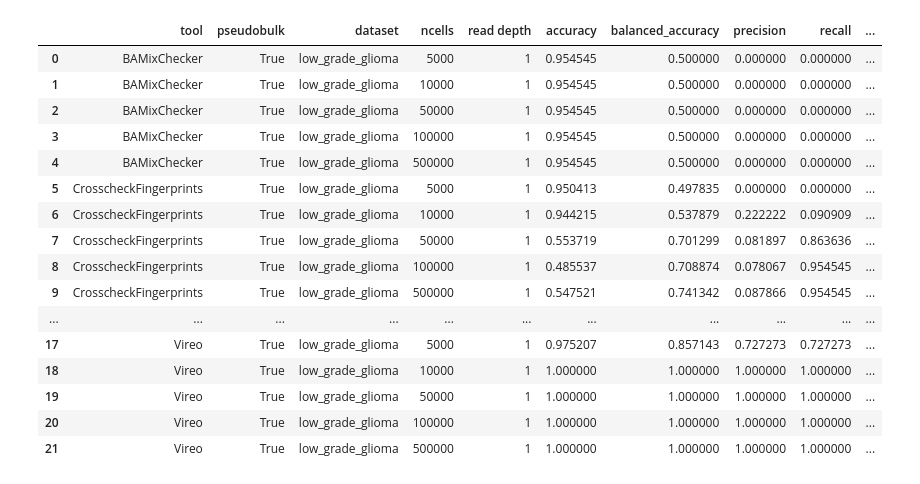
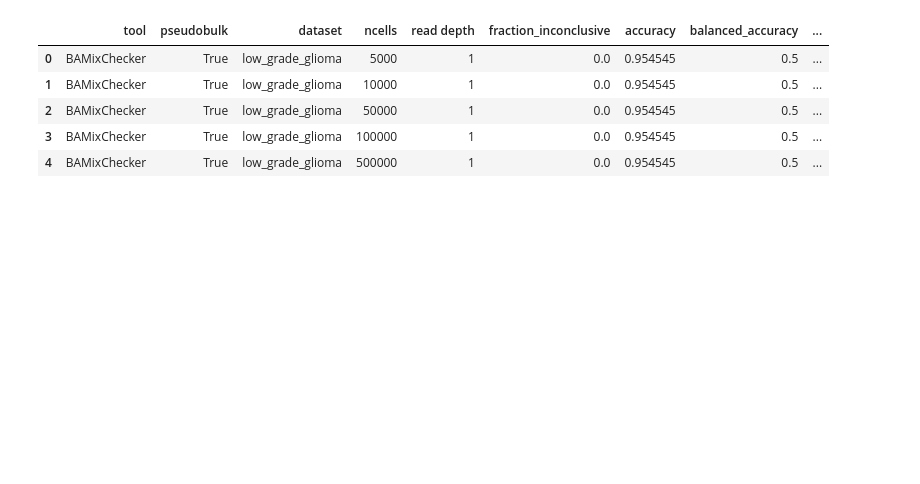
Before and after one commit to emma2207/hgsoc-reconstruction, a Jupyter notebook: sample_id_matching/scripts/experiment/accuracy_results.ipynb, the cells around one changed output. Drawn from its saved outputs; the diff is of its cells as text; code cells hidden in the pictures; blank space fills up the shorter version.

```diff
--- a/sample_id_matching/scripts/experiment/accuracy_results.ipynb
+++ b/sample_id_matching/scripts/experiment/accuracy_results.ipynb
@@ -103,20 +67,9 @@ Vireo low_grade_glioma 500000 1
-# %%
-test
-# %% [output]
-|  | tool | pseudobulk | dataset | ncells | read depth | accuracy | balanced_accuracy | precision | recall | ... |
-| 0 | BAMixChecker | True | low_grade_glioma | 5000 | 1 | 0.954545 | 0.500000 | 0.000000 | 0.000000 | ... |
-| 1 | BAMixChecker | True | low_grade_glioma | 10000 | 1 | 0.954545 | 0.500000 | 0.000000 | 0.000000 | ... |
-| 2 | BAMixChecker | True | low_grade_glioma | 50000 | 1 | 0.954545 | 0.500000 | 0.000000 | 0.000000 | ... |
-| 3 | BAMixChecker | True | low_grade_glioma | 100000 | 1 | 0.954545 | 0.500000 | 0.000000 | 0.000000 | ... |
-| 4 | BAMixChecker | True | low_grade_glioma | 500000 | 1 | 0.954545 | 0.500000 | 0.000000 | 0.000000 | ... |
-| 5 | CrosscheckFingerprints | True | low_grade_glioma | 5000 | 1 | 0.950413 | 0.497835 | 0.000000 | 0.000000 | ... |
-| 6 | CrosscheckFingerprints | True | low_grade_glioma | 10000 | 1 | 0.944215 | 0.537879 | 0.222222 | 0.090909 | ... |
-| 7 | CrosscheckFingerprints | True | low_grade_glioma | 50000 | 1 | 0.553719 | 0.701299 | 0.081897 | 0.863636 | ... |
-| 8 | CrosscheckFingerprints | True | low_grade_glioma | 100000 | 1 | 0.485537 | 0.708874 | 0.078067 | 0.954545 | ... |
-| 9 | CrosscheckFingerprints | True | low_grade_glioma | 500000 | 1 | 0.547521 | 0.741342 | 0.087866 | 0.954545 | ... |
-| ... | ... | ... | ... | ... | ... | ... | ... | ... | ... | ... |
-| 17 | Vireo | True | low_grade_glioma | 5000 | 1 | 0.975207 | 0.857143 | 0.727273 | 0.727273 | ... |
-| 18 | Vireo | True | low_grade_glioma | 10000 | 1 | 1.000000 | 1.000000 | 1.000000 | 1.000000 | ... |
-| 19 | Vireo | True | low_grade_glioma | 50000 | 1 | 1.000000 | 1.000000 | 1.000000 | 1.000000 | ... |
-| 20 | Vireo | True | low_grade_glioma | 100000 | 1 | 1.000000 | 1.000000 | 1.000000 | 1.000000 | ... |
-| 21 | Vireo | True | low_grade_glioma | 500000 | 1 | 1.000000 | 1.000000 | 1.000000 | 1.000000 | ... |
+# %%
+df.head()
+# %% [output]
+|  | tool | pseudobulk | dataset | ncells | read depth | fraction_inconclusive | accuracy | balanced_accuracy | ... |
+| 0 | BAMixChecker | True | low_grade_glioma | 5000 | 1 | 0.0 | 0.954545 | 0.5 | ... |
+| 1 | BAMixChecker | True | low_grade_glioma | 10000 | 1 | 0.0 | 0.954545 | 0.5 | ... |
+| 2 | BAMixChecker | True | low_grade_glioma | 50000 | 1 | 0.0 | 0.954545 | 0.5 | ... |
+| 3 | BAMixChecker | True | low_grade_glioma | 100000 | 1 | 0.0 | 0.954545 | 0.5 | ... |
+| 4 | BAMixChecker | True | low_grade_glioma | 500000 | 1 | 0.0 | 0.954545 | 0.5 | ... |
```
Also changed, not shown: parts of 7 cells of this notebook, 4 other files.
